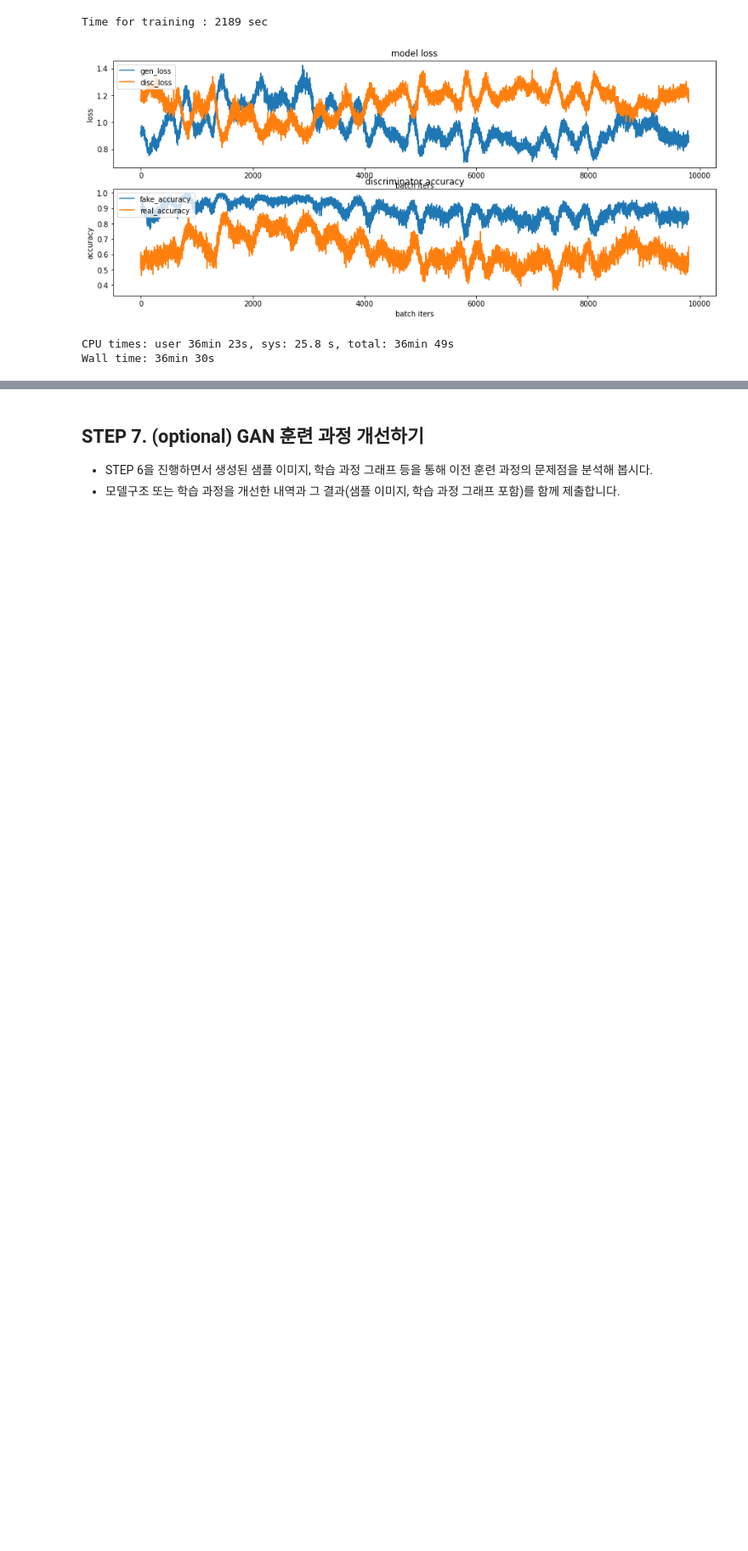
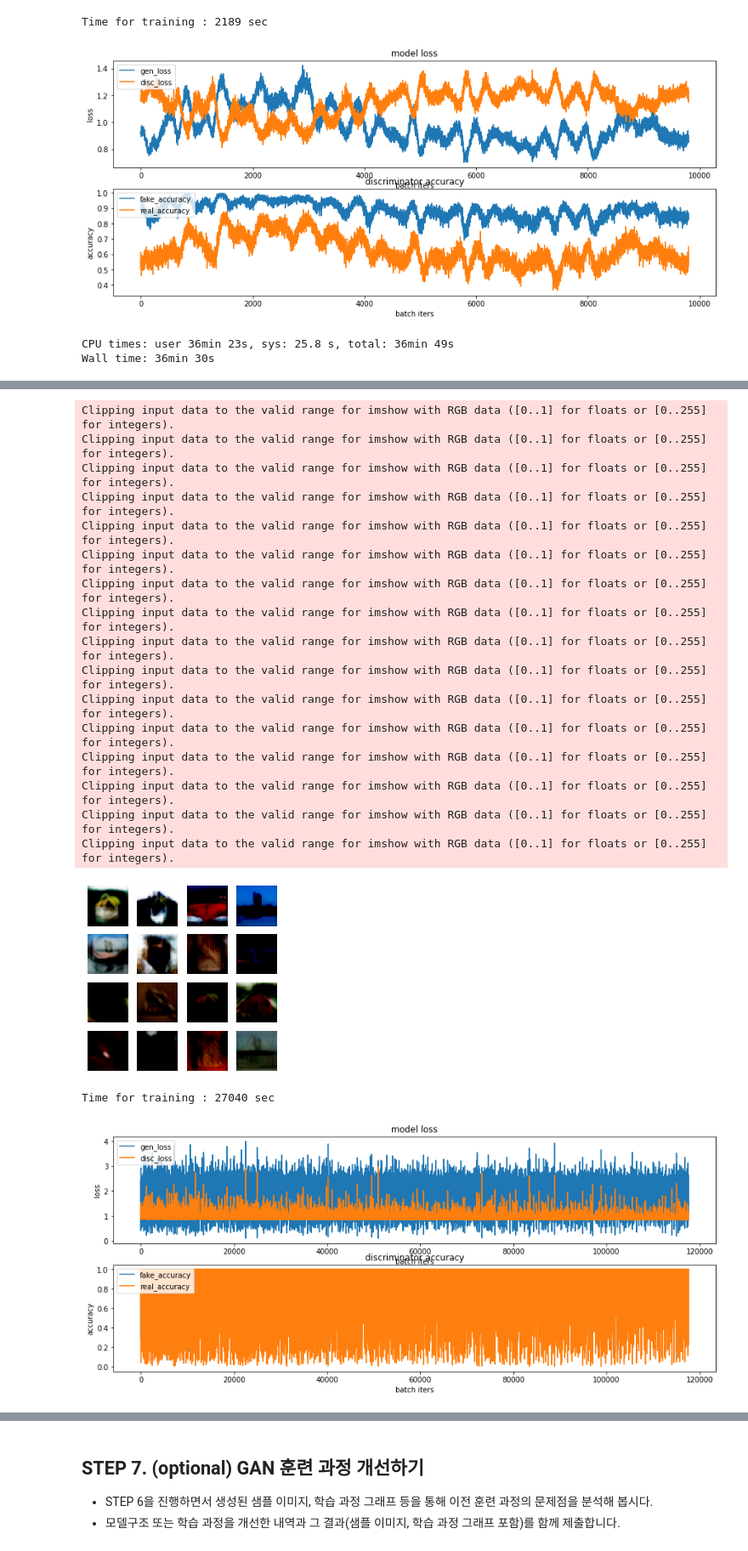
Before and after one commit to thk-lightman/Proj_AIFFEL-LMS, a Jupyter notebook: [E-13] Modeling DCGAN with CIFAR10.ipynb, the cells around one changed output, grey strips where cells are left out. Shown: that part at 85% size. Cells and saved outputs as stored; diff of their text form; code cells hidden in the pictures; blank space fills up the shorter version.

```diff
--- a/[E-13] Modeling DCGAN with CIFAR10.ipynb
+++ b/[E-13] Modeling DCGAN with CIFAR10.ipynb
@@ -602,0 +609,40 @@ Wall time: 36min 30s
+# %%
+# opt = tf.keras.optimizers.Adam(0.1)
+# net = Net()
+# ckpt = tf.train.Checkpoint(step=tf.Variable(1), optimizer=opt, net=net)
+checkpoint_dir = os.getenv('HOME')+'/aiffel/dcgan_newimage/cifar10/training_checkpoints4'
+
+latest = tf.train.latest_checkpoint(checkpoint_dir)
+checkpoint.restore(latest)
+
+generator = checkpoint.generator
+discriminator = checkpoint.discriminator
+# %%
+%%time
+save_every = 5
+EPOCHS = 600
+checkpoint_prefix = os.path.join(checkpoint_dir, "ckpt")
+train(train_dataset, EPOCHS, save_every, checkpoint_prefix)
+
+# 학습과정의 loss, accuracy 그래프 이미지 파일이 ~/aiffel/dcgan_newimage/fashion/training_history 경로에 생성되고 있으니
+# 진행 과정을 수시로 확인해 보시길 권합니다.
+# %% [output]
+Clipping input data to the valid range for imshow with RGB data ([0..1] for floats or [0..255] for integers).
+Clipping input data to the valid range for imshow with RGB data ([0..1] for floats or [0..255] for integers).
+Clipping input data to the valid range for imshow with RGB data ([0..1] for floats or [0..255] for integers).
+Clipping input data to the valid range for imshow with RGB data ([0..1] for floats or [0..255] for integers).
+Clipping input data to the valid range for imshow with RGB data ([0..1] for floats or [0..255] for integers).
+Clipping input data to the valid range for imshow with RGB data ([0..1] for floats or [0..255] for integers).
+Clipping input data to the valid range for imshow with RGB data ([0..1] for floats or [0..255] for integers).
+Clipping input data to the valid range for imshow with RGB data ([0..1] for floats or [0..255] for integers).
+Clipping input data to the valid range for imshow with RGB data ([0..1] for floats or [0..255] for integers).
+Clipping input data to the valid range for imshow with RGB data ([0..1] for floats or [0..255] for integers).
+Clipping input data to the valid range for imshow with RGB data ([0..1] for floats or [0..255] for integers).
+Clipping input data to the valid range for imshow with RGB data ([0..1] for floats or [0..255] for integers).
+Clipping input data to the valid range for imshow with RGB data ([0..1] for floats or [0..255] for integers).
+Clipping input data to the valid range for imshow with RGB data ([0..1] for floats or [0..255] for integers).
+Clipping input data to the valid range for imshow with RGB data ([0..1] for floats or [0..255] for integers).
+Clipping input data to the valid range for imshow with RGB data ([0..1] for floats or [0..255] for integers).
+[figure, added]
+Time for training : 27040 sec
+[figure, added]
```
Also changed, not shown: parts of 15 cells of this notebook.
